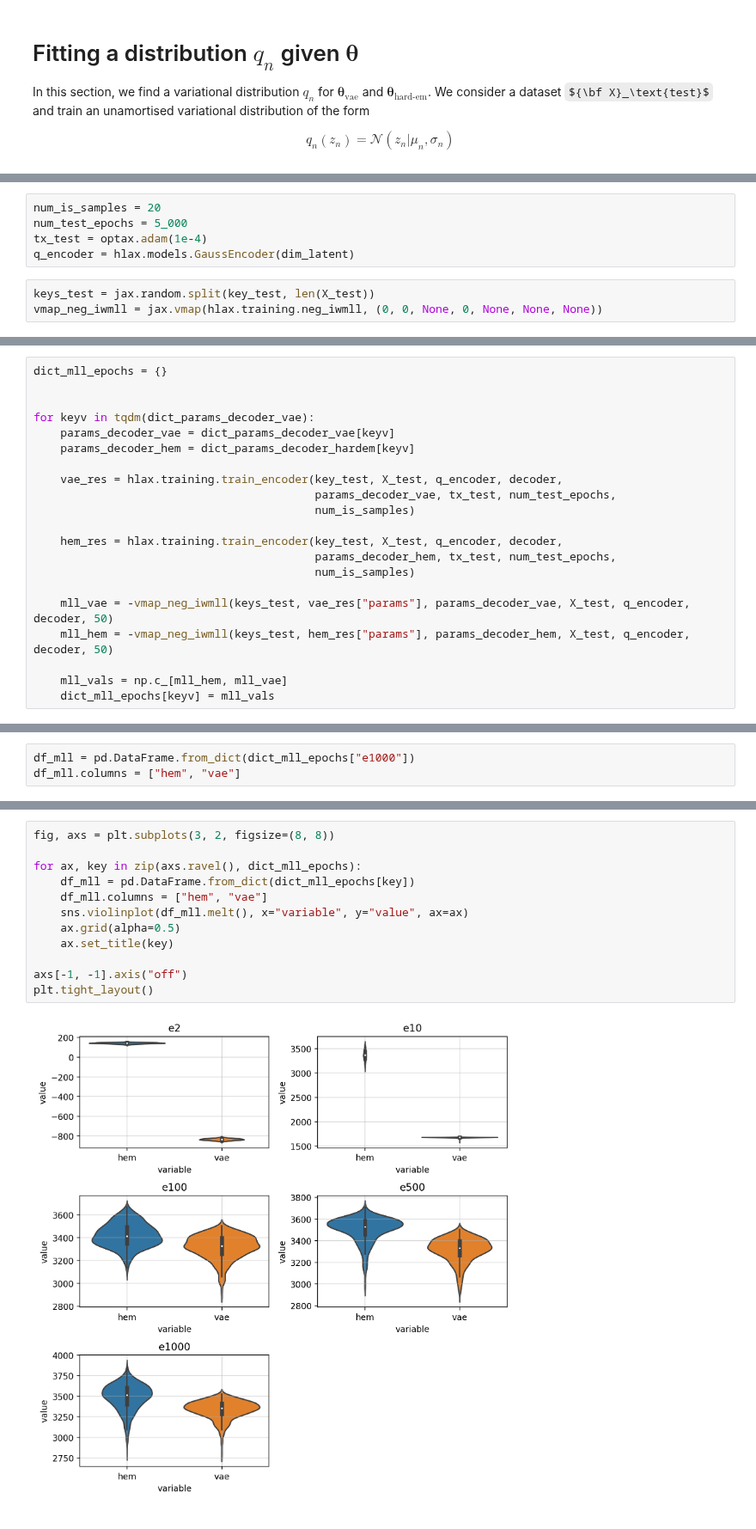
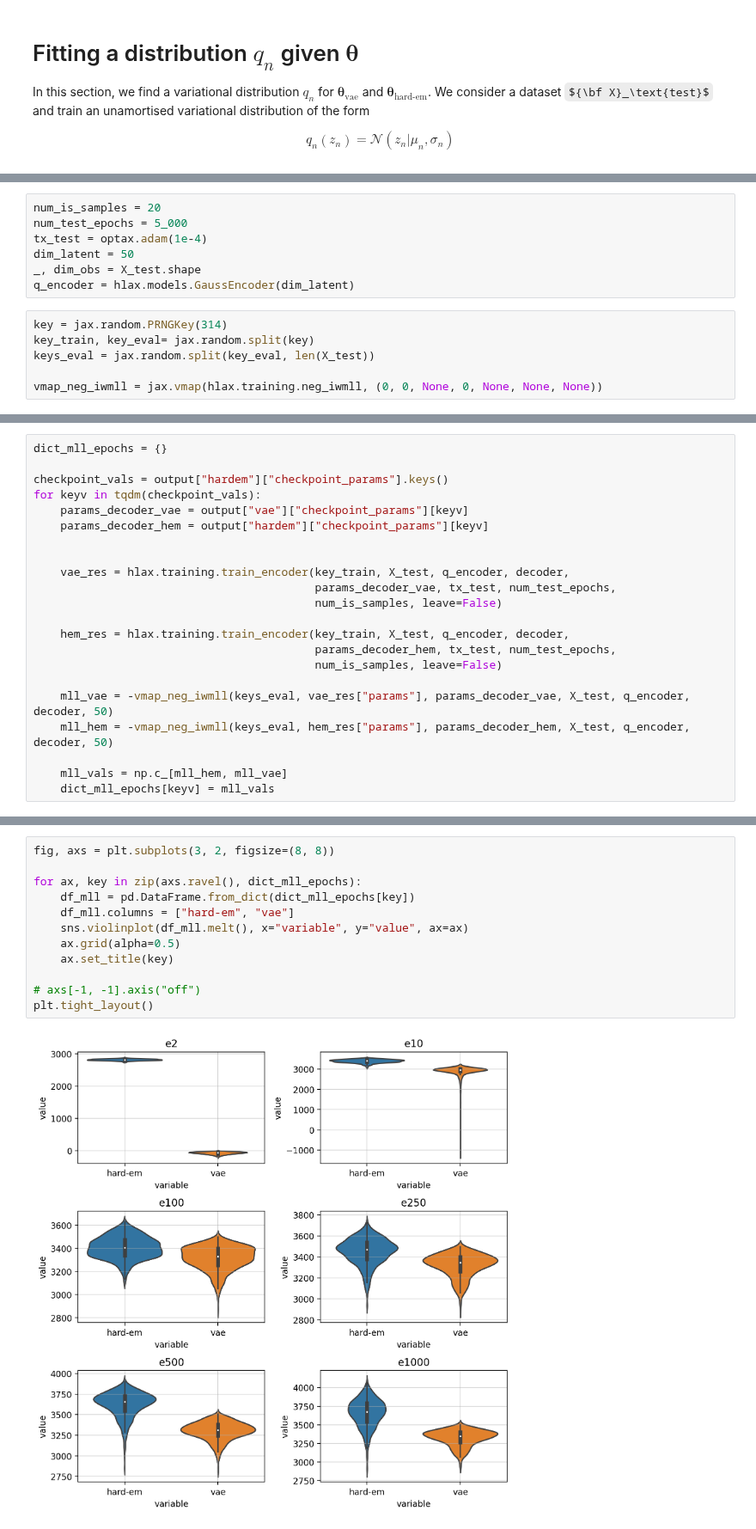
Before and after one commit to gerdm/hard-em-lvm, a Jupyter notebook: notebooks/13-hard-em-ipl-vae-multiple.ipynb, the cells around one changed output, grey strips where cells are left out. Shown at 86% size. Cells and saved outputs as stored; diff of their text form; some formulas as TeX source.

Commit message:
feat: 13nb
Make use of output of experiment

```diff
--- a/notebooks/13-hard-em-ipl-vae-multiple.ipynb
+++ b/notebooks/13-hard-em-ipl-vae-multiple.ipynb
@@ -169,7 +54,12 @@ $$
 num_is_samples = 20
 num_test_epochs = 5_000
 tx_test = optax.adam(1e-4)
+dim_latent = 50
+_, dim_obs = X_test.shape
 q_encoder = hlax.models.GaussEncoder(dim_latent)
 # %%
-keys_test = jax.random.split(key_test, len(X_test))
+key = jax.random.PRNGKey(314)
+key_train, key_eval= jax.random.split(key)
+keys_eval = jax.random.split(key_eval, len(X_test))
+
 vmap_neg_iwmll = jax.vmap(hlax.training.neg_iwmll, (0, 0, None, 0, None, None, None))
@@ -176,21 +68,22 @@ vmap_neg_iwmll = jax.vmap(hlax.training.neg_iwmll, (0, 0, None, 0, None, None, N
 # %%
 dict_mll_epochs = {}
 
+checkpoint_vals = output["hardem"]["checkpoint_params"].keys()
+for keyv in tqdm(checkpoint_vals):
+    params_decoder_vae = output["vae"]["checkpoint_params"][keyv]
+    params_decoder_hem = output["hardem"]["checkpoint_params"][keyv]
 
-for keyv in tqdm(dict_params_decoder_vae):
-    params_decoder_vae = dict_params_decoder_vae[keyv]
-    params_decoder_hem = dict_params_decoder_hardem[keyv]
 
-    vae_res = hlax.training.train_encoder(key_test, X_test, q_encoder, decoder,
+    vae_res = hlax.training.train_encoder(key_train, X_test, q_encoder, decoder,
                                           params_decoder_vae, tx_test, num_test_epochs,
-                                          num_is_samples)
+                                          num_is_samples, leave=False)
 
-    hem_res = hlax.training.train_encoder(key_test, X_test, q_encoder, decoder,
+    hem_res = hlax.training.train_encoder(key_train, X_test, q_encoder, decoder,
                                           params_decoder_hem, tx_test, num_test_epochs,
-                                          num_is_samples)
+                                          num_is_samples, leave=False)
 
-    mll_vae = -vmap_neg_iwmll(keys_test, vae_res["params"], params_decoder_vae, X_test, q_encoder, decoder, 50)
-    mll_hem = -vmap_neg_iwmll(keys_test, hem_res["params"], params_decoder_hem, X_test, q_encoder, decoder, 50)
+    mll_vae = -vmap_neg_iwmll(keys_eval, vae_res["params"], params_decoder_vae, X_test, q_encoder, decoder, 50)
+    mll_hem = -vmap_neg_iwmll(keys_eval, hem_res["params"], params_decoder_hem, X_test, q_encoder, decoder, 50)
 
     mll_vals = np.c_[mll_hem, mll_vae]
     dict_mll_epochs[keyv] = mll_vals
@@ -208,4 +90 @@ for keyv in tqdm(dict_params_decoder_vae):
-# %%
-df_mll = pd.DataFrame.from_dict(dict_mll_epochs["e1000"])
-df_mll.columns = ["hem", "vae"]
 # %% [markdown]
@@ -213,14 +92,14 @@ df_mll.columns = ["hem", "vae"]
 # %%
 fig, axs = plt.subplots(3, 2, figsize=(8, 8))
 
 for ax, key in zip(axs.ravel(), dict_mll_epochs):
     df_mll = pd.DataFrame.from_dict(dict_mll_epochs[key])
-    df_mll.columns = ["hem", "vae"]
+    df_mll.columns = ["hard-em", "vae"]
     sns.violinplot(df_mll.melt(), x="variable", y="value", ax=ax)
     ax.grid(alpha=0.5)
     ax.set_title(key)
 
-axs[-1, -1].axis("off")
+# axs[-1, -1].axis("off")
 plt.tight_layout()
 # %% [output]
-[figure, old version]
+[figure, new version]
```
Also changed, not shown: parts of 29 cells of this notebook.
